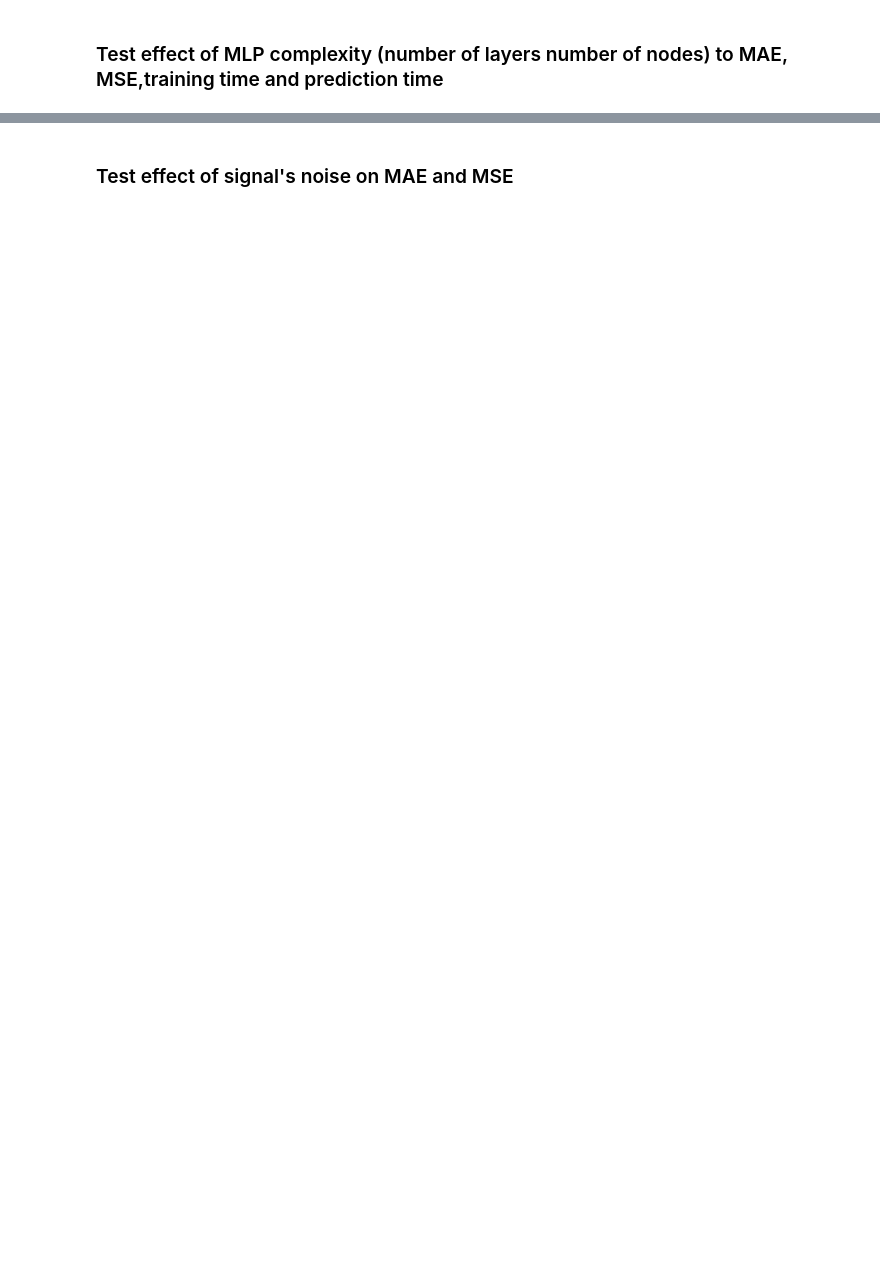
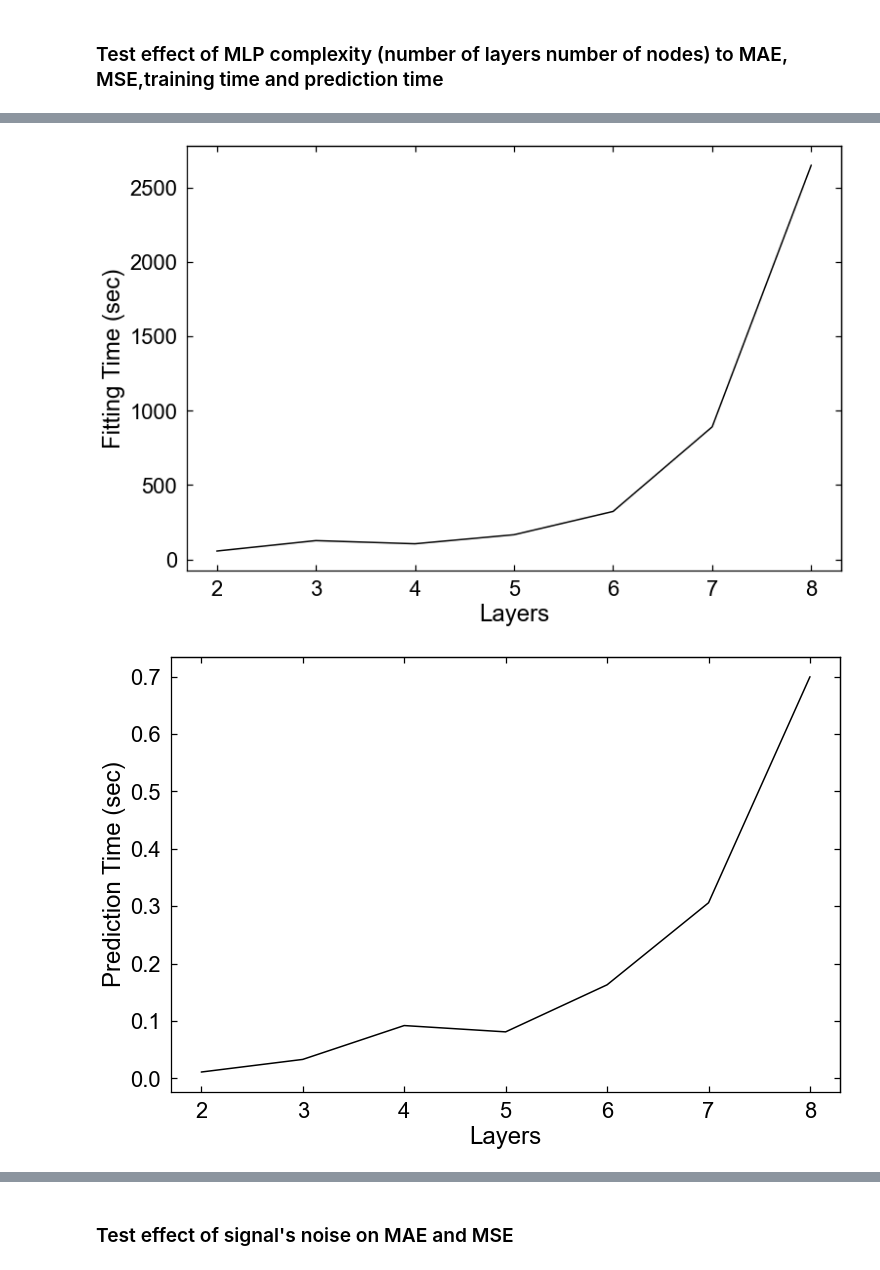
Before and after one commit to kziovas/msc-thesis-project-informatics, a Jupyter notebook: MLP_Analysis.ipynb, the cells around one changed output, grey strips where cells are left out. Drawn from its saved outputs; the diff is of its cells as text; code cells hidden in the pictures; blank space fills up the shorter version.

```diff
--- a/MLP_Analysis.ipynb
+++ b/MLP_Analysis.ipynb
@@ -64,0 +79,6 @@ dump(results, 'mlp_number_of_layers_results.joblib')
+# %%
+#Load results
+results=load('models/mlp_number_of_layers_results.joblib')
+df_layers = pd.DataFrame.from_records(
+    results, columns=["Layers", "Fitting Time (sec)","Prediction Time (sec)","MSE Diameter","MSE SD","MAE Diameter","MAE SD"])
+df_layers["Layers"]=df_layers["Layers"].apply(lambda x: len(x))
@@ -64,0 +96,5 @@ dump(results, 'mlp_number_of_layers_results.joblib')
+# %%
+perform_plot(df_layers)
+# %% [output]
+[figure, added]
+[figure, added]
```
Also changed, not shown: parts of 14 cells of this notebook, 26 other files.
